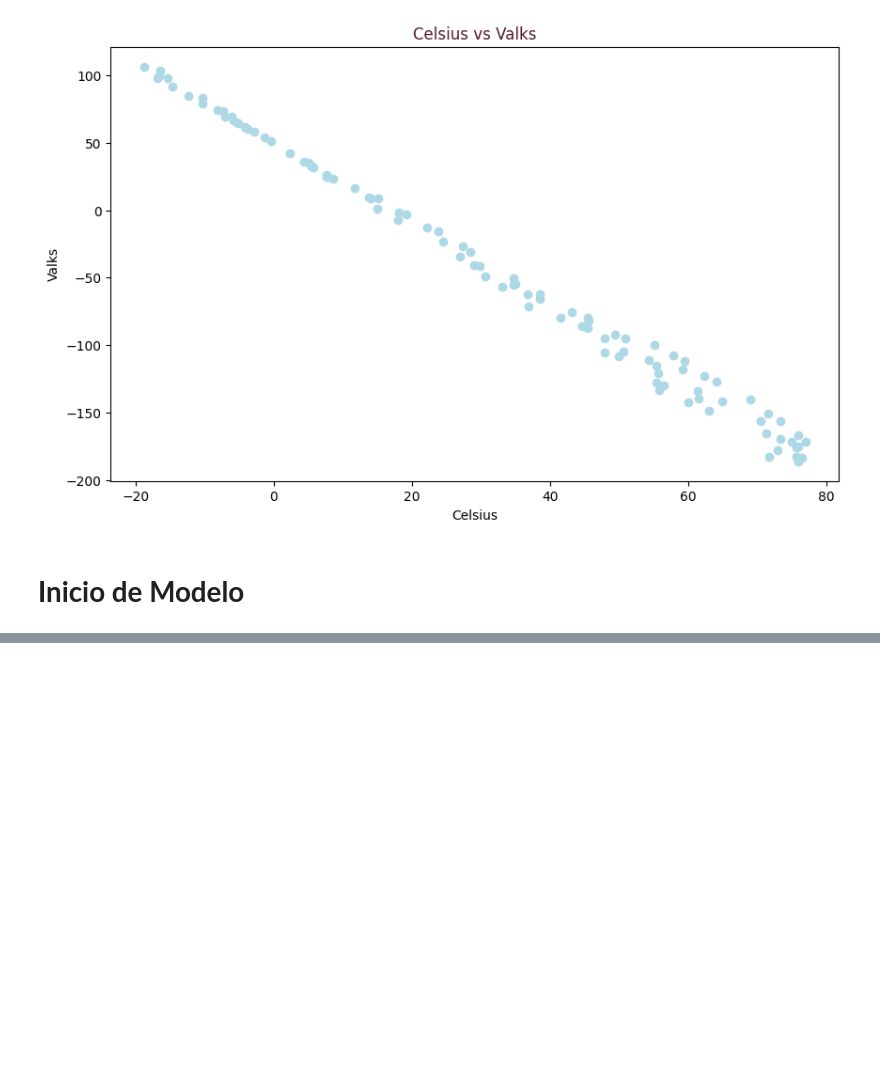
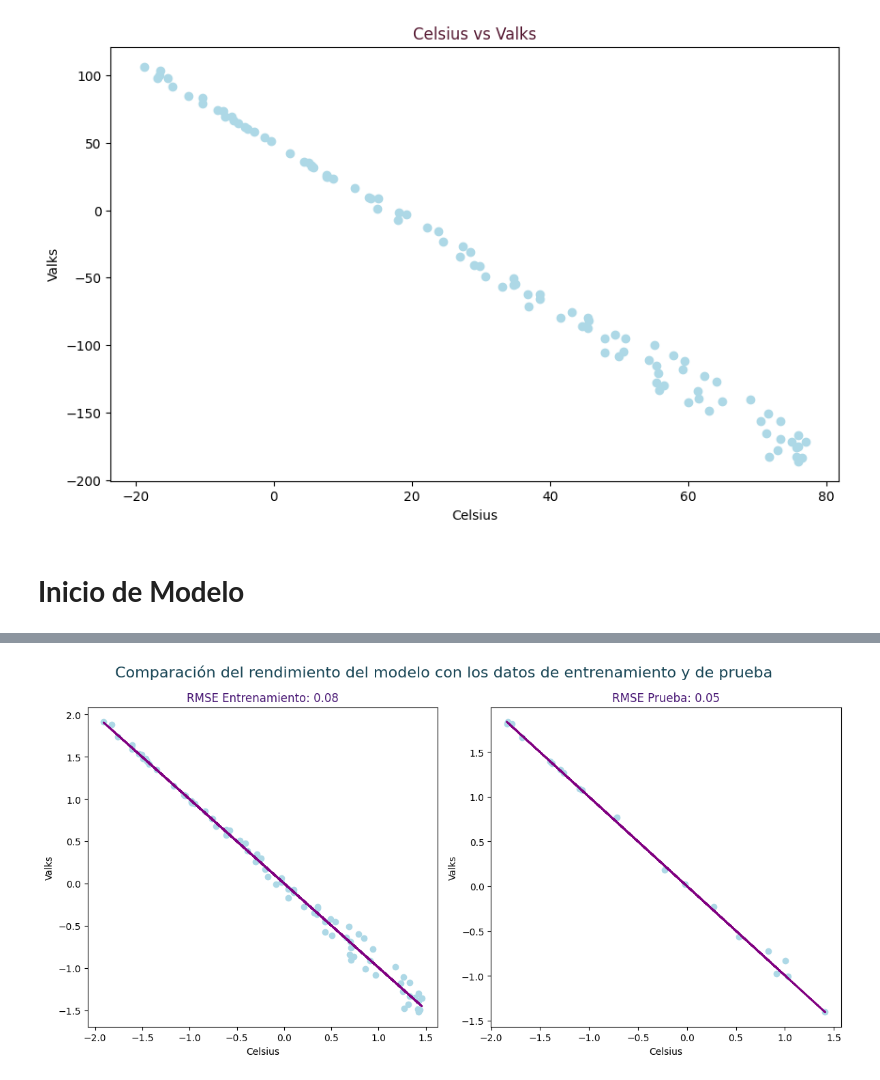
Before and after one commit to sofia-cantu/Titanic, a Jupyter notebook: Portafolio de Implementación/Machine Learning/Act02/M2_A2_Challenge.ipynb, the cells around one changed output, grey strips where cells are left out. Drawn from its saved outputs; the diff is of its cells as text; code cells hidden in the pictures; blank space fills up the shorter version.

```diff
--- a/Portafolio de Implementación/Machine Learning/Act02/M2_A2_Challenge.ipynb
+++ b/Portafolio de Implementación/Machine Learning/Act02/M2_A2_Challenge.ipynb
@@ -149,0 +84,64 @@ plt.show()
+# %%
+# Datos en X e y
+X = data['Celsius'].values.reshape(-1, 1)
+y = data['Valks'].values.reshape(-1, 1)
+
+# Dividir el conjunto de datos en entrenamiento y prueba
+X_train, X_test, y_train, y_test = train_test_split(X, y, test_size=0.2, random_state=42)
+
+# Normalizar los datos
+scaler_X = StandardScaler()
+scaler_y = StandardScaler()
+
+X_train = scaler_X.fit_transform(X_train)
+X_test = scaler_X.transform(X_test)
+y_train = scaler_y.fit_transform(y_train)
+y_test = scaler_y.transform(y_test)
+
+# Crear y entrenar el modelo
+learning_rate = 0.01  # Tasa de aprendizaje
+model = SGDRegressor(
+    max_iter=1000,
+    n_iter_no_change=100,  # Mínimo 100 iteraciones
+    tol=1e-3,  # Tolerancia para detener el entrenamiento anticipadamente
+    learning_rate='constant',
+    eta0=learning_rate,
+    random_state=42
+)
+
+# Entrenar el modelo con los datos normalizados
+model.fit(X_train, y_train.ravel())
+
+# Resultados del entrenamiento
+y_train_pred = model.predict(X_train)
+train_rmse = np.sqrt(mean_squared_error(y_train, y_train_pred))
+
+# Resultados de la prueba
+y_test_pred = model.predict(X_test)
+test_rmse = np.sqrt(mean_squared_error(y_test, y_test_pred))
+
+# Crear una figura con 1 fila y 2 columnas para los subplots
+plt.figure(figsize=(12, 6))
+plt.suptitle('Comparación del rendimiento del modelo con los datos de entrenamiento y de prueba', fontsize=16, color='#174454')
+
+# Gráfico de los datos de entrenamiento
+plt.subplot(1, 2, 1)  # 1 fila, 2 columnas, primer subplot
+plt.scatter(X_train, y_train, color='lightblue')
+plt.plot(X_train, y_train_pred, color='purple', linewidth=2)
+plt.title(f'RMSE Entrenamiento: {train_rmse:.2f}', color='#471573')
+plt.xlabel('Celsius')
+plt.ylabel('Valks')
+
+# Gráfico de los datos de prueba
+plt.subplot(1, 2, 2)  # 1 fila, 2 columnas, segundo subplot
+plt.scatter(X_test, y_test, color='lightblue')
+plt.plot(X_test, y_test_pred, color='purple', linewidth=2)
+plt.title(f'RMSE Prueba: {test_rmse:.2f}', color='#471573')
+plt.xlabel('Celsius')
+plt.ylabel('Valks')
+
+# Mostrar ambos gráficos
+plt.tight_layout()  # Ajusta los parámetros para que los subplots se ajusten al área de la figura
+plt.show()
+# %% [output]
+[figure, added]
```
Also changed, not shown: parts of 2 cells of this notebook, 3 other files.
